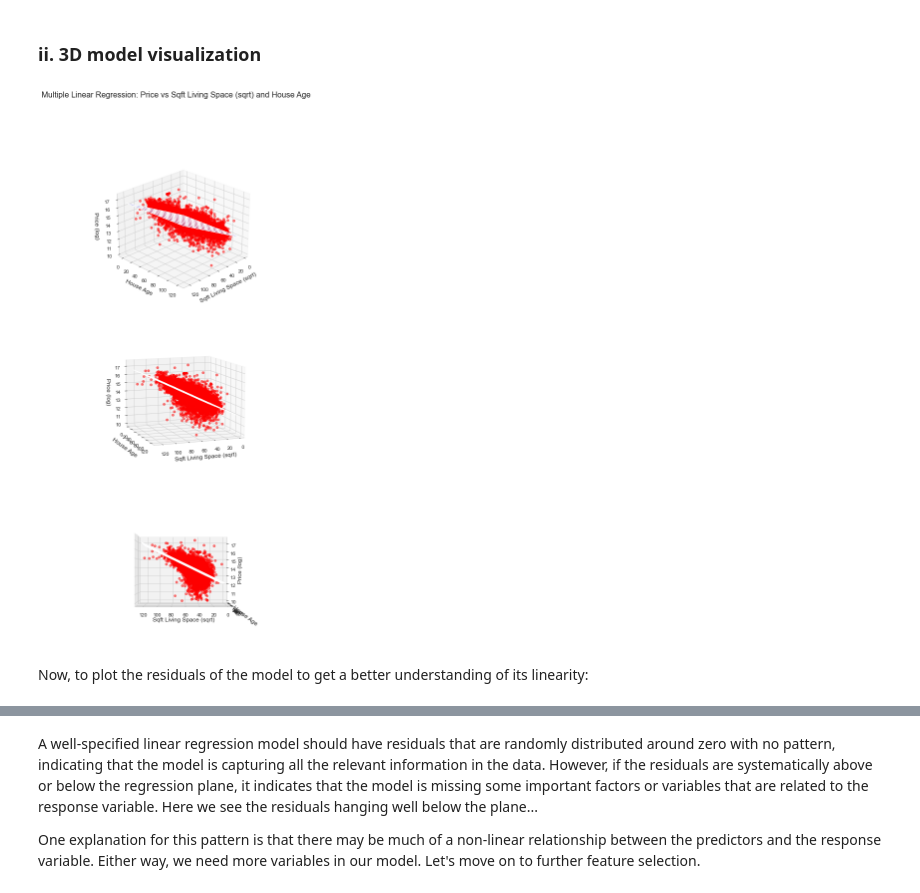
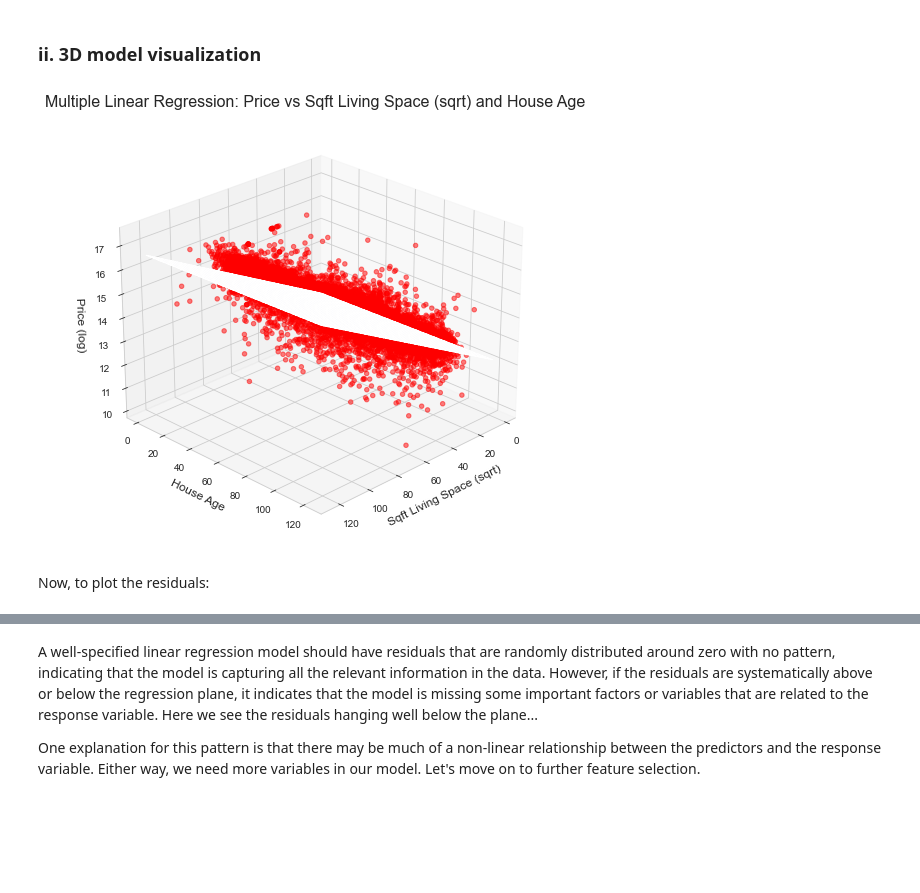
Before and after one commit to madelinebirch/PROJECT_Multiple_Linear_Regression, a Jupyter notebook: notebook.ipynb, the cells around one changed output, grey strips where cells are left out. Saved outputs shown, nothing was run; the diff lists cells and outputs as text; code cells hidden in the pictures; blank space fills up the shorter version.

```diff
--- a/notebook.ipynb
+++ b/notebook.ipynb
@@ -523,42 +523,42 @@ This model summary shows that our R-squared value has improved only slightly at
 This isn't terrible for a first multiple linear regression; however, we will want to select better variables for future iterations. Let's plot the model in 3D anyway, for illustration's sake. We will plot 3 different 3D perspectives of our model.
 # %% [markdown]
 ### ii. 3D model visualization
-# %%
-fig = plt.figure(figsize=(12, 18))
-
-# Creating the first subplot
-ax1 = fig.add_subplot(3, 1, 1, projection='3d')
-ax1.scatter(df['sqft_living_sqrt'], df['house_age'], df['price_log'], c='red', marker='o', alpha=0.5)
-ax1.plot_surface(xx, yy, fittedY, color='blue', alpha=0.3)
-ax1.set_xlabel('Sqft Living Space (sqrt)', fontsize=12)
-ax1.set_ylabel('House Age', fontsize=12)
-ax1.set_zlabel('Price (log)', fontsize=12)
-ax1.view_init(elev=25, azim=45) # change the view angle
-
-# Creating the second subplot
-ax2 = fig.add_subplot(3, 1, 2, projection='3d')
-ax2.scatter(df['sqft_living_sqrt'], df['house_age'], df['price_log'], c='red', marker='o', alpha=0.5)
-ax2.plot_surface(xx, yy, fittedY, color='blue', alpha=0.3)
-ax2.set_xlabel('Sqft Living Space (sqrt)', fontsize=12)
-ax2.set_ylabel('House Age', fontsize=12)
-ax2.set_zlabel('Price (log)', fontsize=12)
-ax2.view_init(elev=10, azim=70) # Changing the view angle
-
-# Creating the third subplot
-ax3 = fig.add_subplot(3, 1, 3, projection='3d')
-ax3.scatter(df['sqft_living_sqrt'], df['house_age'], df['price_log'], c='red', marker='o', alpha=0.5)
-ax3.plot_surface(xx, yy, fittedY, color='blue', alpha=0.3)
-ax3.set_xlabel('Sqft Living Space (sqrt)', fontsize=12)
-ax3.set_ylabel('House Age', fontsize=12)
-ax3.set_zlabel('Price (log)', fontsize=12)
-ax3.view_init(elev=0, azim=90) # Changing the view angle
-
-# Setting plot title
-fig.suptitle('Multiple Linear Regression: Price vs Sqft Living Space (sqrt) and House Age', fontsize=16)
-
-plt.show()
-# %% [output]
-[figure, removed]
+# %%
+# Define the predictor variables
+X = df[['sqft_living_sqrt', 'house_age']]
+
+# Define the response variable
+y = df['price_log']
+
+# Fit the multiple linear regression model
+from sklearn.linear_model import LinearRegression
+model = LinearRegression().fit(X, y)
+
+# Predict the values of the response variable using the model
+fittedY = model.predict(X)
+# %%
+# Creating a meshgrid of the two ranges
+x_range = np.arange(df['sqft_living_sqrt'].min(), df['sqft_living_sqrt'].max(), 0.1)
+y_range = np.arange(df['house_age'].min(), df['house_age'].max(), 0.1)
+xx, yy = np.meshgrid(x_range, y_range)
+
+# Predicting the values of the response variable using the model
+X_new = pd.DataFrame({'sqft_living_sqrt': xx.ravel(), 'house_age': yy.ravel()})
+fittedY = model.predict(X_new)
+
+# Creating the 3D plot
+fig = plt.figure(figsize=(12, 8))
+ax = fig.add_subplot(111, projection='3d')
+ax.scatter(df['sqft_living_sqrt'], df['house_age'], df['price_log'], c='red', marker='o', alpha=0.5)
+ax.plot_surface(xx, yy, fittedY.reshape(xx.shape), color='blue', alpha=0.3)
+ax.set_xlabel('Sqft Living Space (sqrt)', fontsize=12)
+ax.set_ylabel('House Age', fontsize=12)
+ax.set_zlabel('Price (log)', fontsize=12)
+ax.view_init(elev=25, azim=45)
+plt.title('Multiple Linear Regression: Price vs Sqft Living Space (sqrt) and House Age', fontsize=16)
+plt.show()
+# %% [output]
+[figure, added]
 # %% [markdown]
-Now, to plot the residuals of the model to get a better understanding of its linearity:
+Now, to plot the residuals:
 # %%
```
Also changed, not shown: parts of 17 cells of this notebook.
